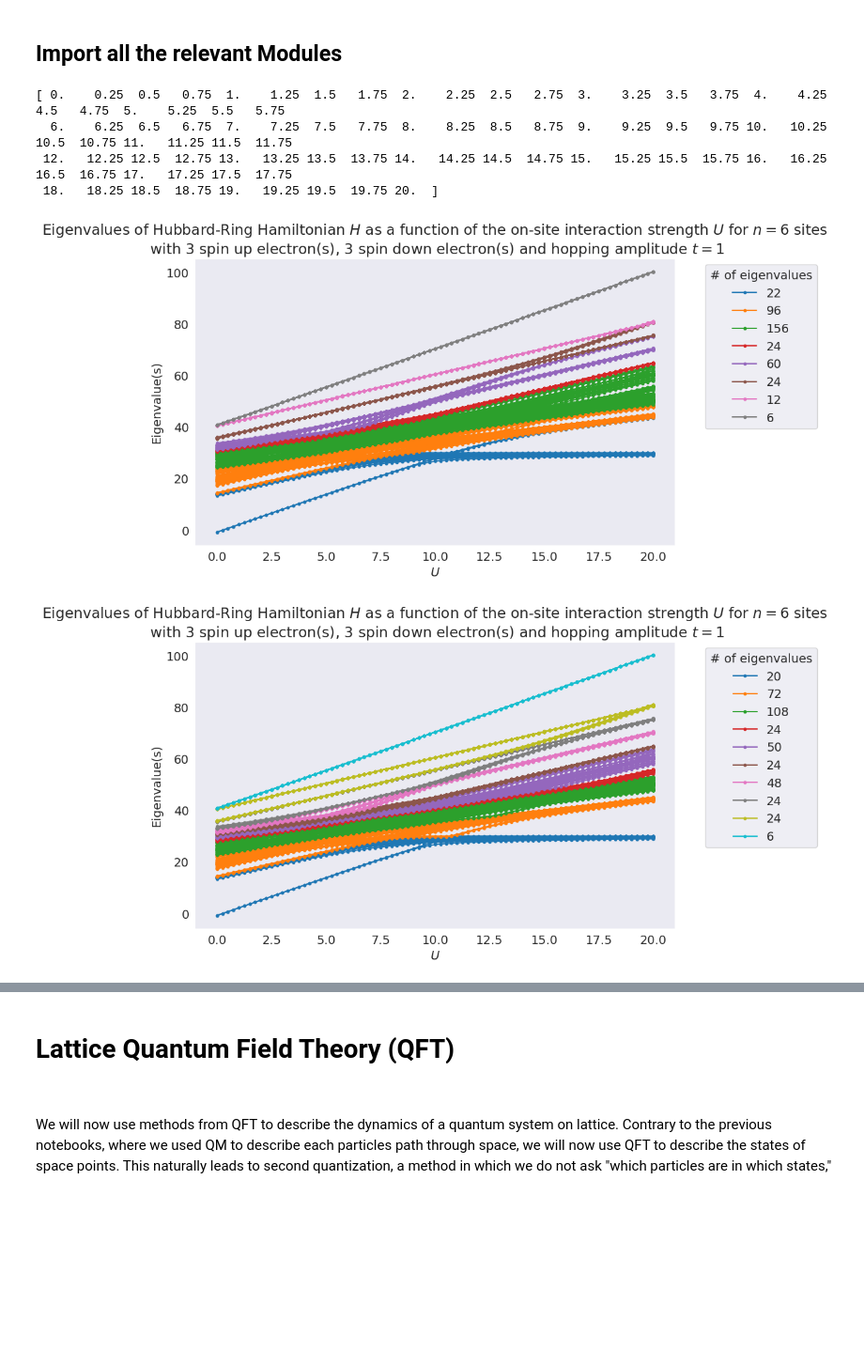
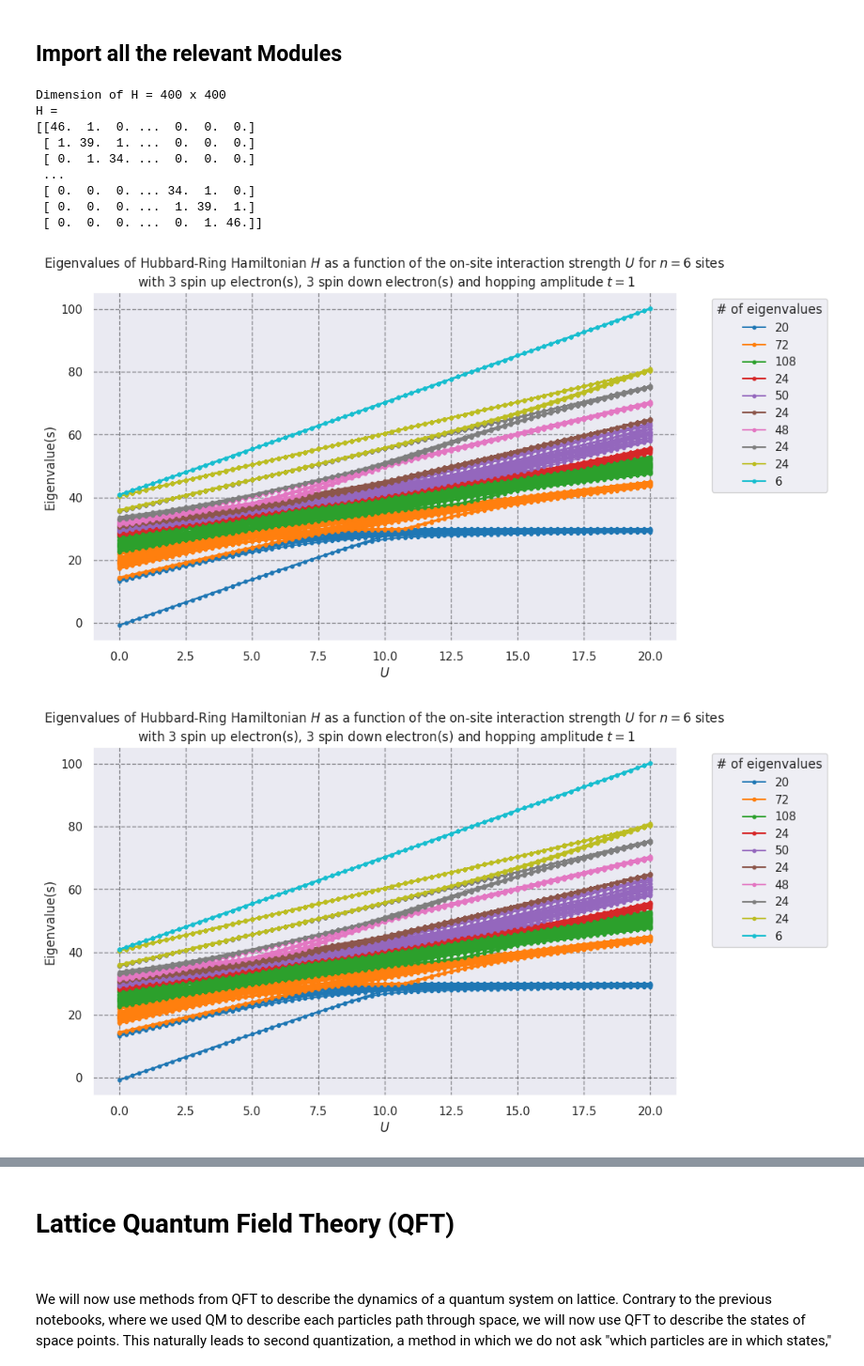
Before and after one commit to Georg912/Projektarbeit_Kunes, a Jupyter notebook: CCMP/04_Hubbard_Introduction.ipynb, the cells around one changed output, grey strips where cells are left out. Shown at 94% size. Saved outputs shown, nothing was run; the diff lists cells and outputs as text; code cells hidden in the pictures; blank space fills up the shorter version.

Commit message:
fix ed and checkd seaborn plotting, once and for all!
- also autoformater changes

```diff
--- a/CCMP/04_Hubbard_Introduction.ipynb
+++ b/CCMP/04_Hubbard_Introduction.ipynb
@@ -8,37 +8,42 @@ from Modules.General.Module_Widgets_and_Sliders import Text_Box, Save_Figure_But
 
 # default Jupyter widgets
 import ipywidgets as widgets
 from ipywidgets import HBox, VBox
 
 # Plotting
 import seaborn as sns
 import matplotlib.pyplot as plt
 plt.rcParams.update({'font.size':14})
-sns.set_style("darkgrid")
+sns.set_theme()
 
 # for printlength and save figures button
 import functools
 import numpy as np
 np.set_printoptions(linewidth=150) #set output length, default=75
 
 # to avoid reloading all widgets after changing single Slider/Textbox/...
 def close_widgets(DIR) -> None:
     """Close all widgets `wi`, displays `di` and UserInterfaces `UI` in notebook directory `dir()`."""
     for i in range(100):
         if f"w{i}" in DIR:
             exec(f"w{i}.close()")
         if f"d{i}" in DIR:
             exec(f"d{i}.close()")
         if f"UI{i}" in DIR:
             exec(f"UI{i}.close()")
 
 
 %load_ext autoreload
 %autoreload 2
 # %% [output]
-[ 0.    0.25  0.5   0.75  1.    1.25  1.5   1.75  2.    2.25  2.5   2.75  3.    3.25  3.5   3.75  4.    4.25  4.5   4.75  5.    5.25  5.5   5.75
-  6.    6.25  6.5   6.75  7.    7.25  7.5   7.75  8.    8.25  8.5   8.75  9.    9.25  9.5   9.75 10.   10.25 10.5  10.75 11.   11.25 11.5  11.75
- 12.   12.25 12.5  12.75 13.   13.25 13.5  13.75 14.   14.25 14.5  14.75 15.   15.25 15.5  15.75 16.   16.25 16.5  16.75 17.   17.25 17.5  17.75
- 18.   18.25 18.5  18.75 19.   19.25 19.5  19.75 20.  ]
+Dimension of H = 400 x 400
+H =
+[[46.  1.  0. ...  0.  0.  0.]
+ [ 1. 39.  1. ...  0.  0.  0.]
+ [ 0.  1. 34. ...  0.  0.  0.]
+ ...
+ [ 0.  0.  0. ... 34.  1.  0.]
+ [ 0.  0.  0. ...  1. 39.  1.]
+ [ 0.  0.  0. ...  0.  1. 46.]]
-[figure, old version]
+[figure, new version]
-[figure, old version]
+[figure, new version]
```
Also changed, not shown: parts of 9 cells of this notebook, 8 other files.
